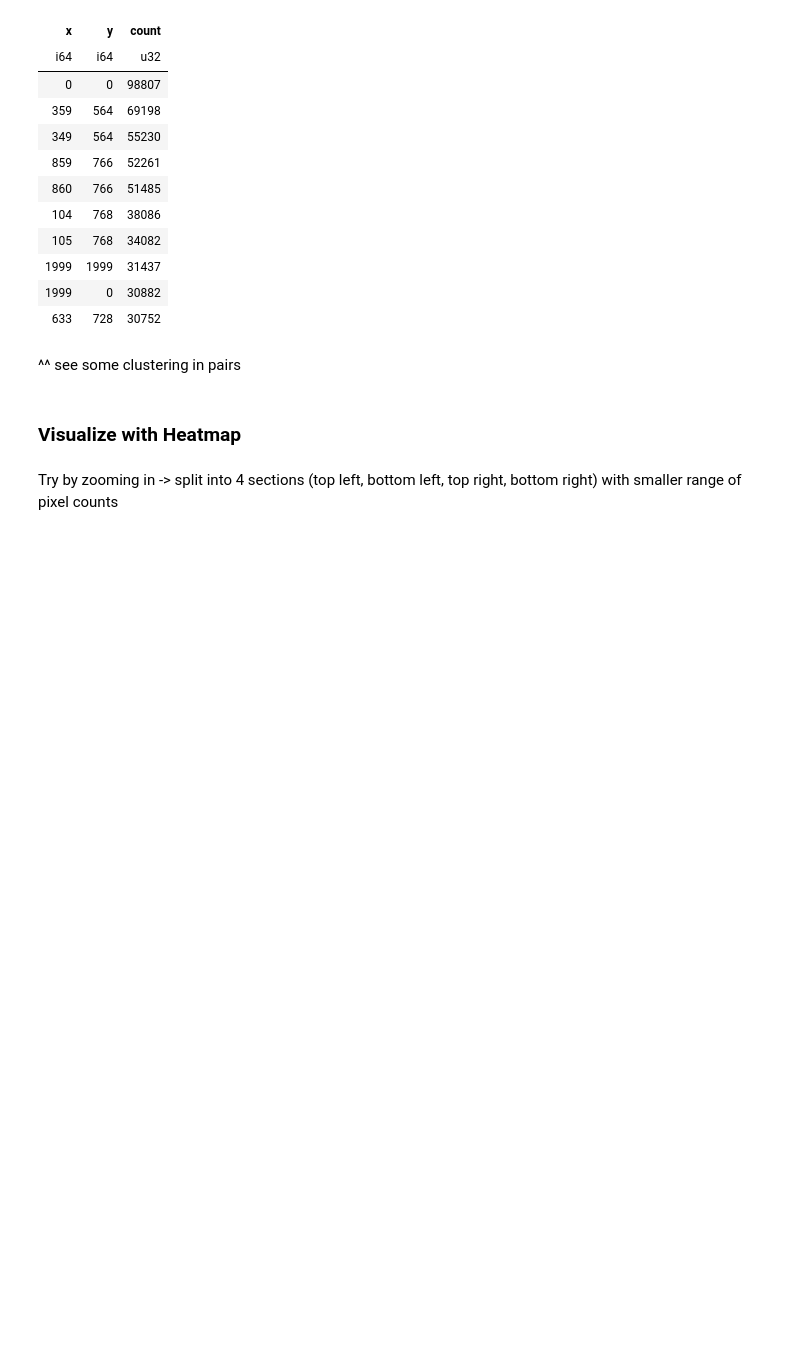
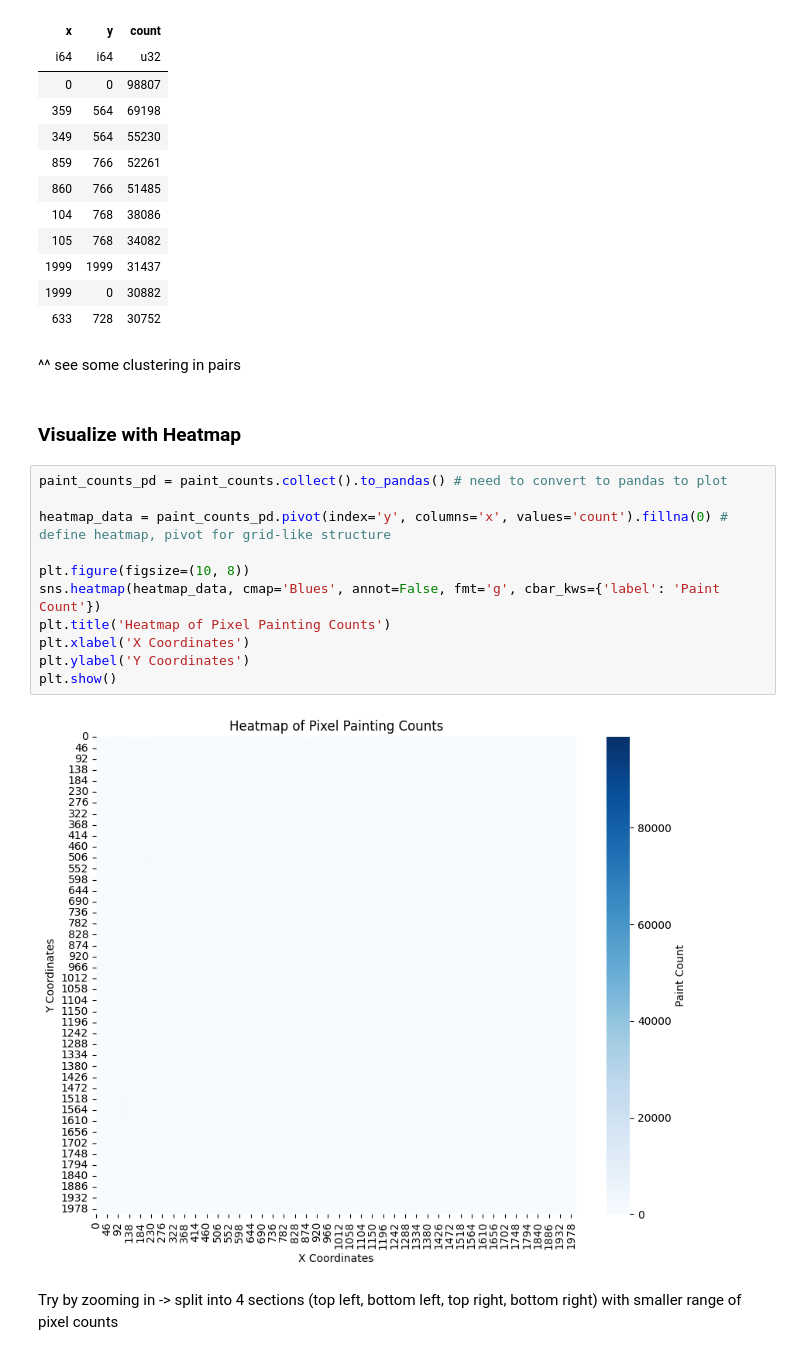
Before and after one commit to bchan42/csc369-analysis, a Jupyter notebook: week4/week_4.ipynb, the cells around one changed output. Cells and saved outputs as stored; diff of their text form; blank space fills up the shorter version.

```diff
--- a/week4/week_4.ipynb
+++ b/week4/week_4.ipynb
@@ -177,6 +181,19 @@ shape: (10, 3)
 ^^ see some clustering in pairs
 # %% [markdown]
 ### Visualize with Heatmap
+# %%
+paint_counts_pd = paint_counts.collect().to_pandas() # need to convert to pandas to plot
+
+heatmap_data = paint_counts_pd.pivot(index='y', columns='x', values='count').fillna(0) # define heatmap, pivot for grid-like structure
+
+plt.figure(figsize=(10, 8))
+sns.heatmap(heatmap_data, cmap='Blues', annot=False, fmt='g', cbar_kws={'label': 'Paint Count'})
+plt.title('Heatmap of Pixel Painting Counts')
+plt.xlabel('X Coordinates')
+plt.ylabel('Y Coordinates')
+plt.show()
+# %% [output]
+[figure, added]
 # %% [markdown]
 Try by zooming in -> split into 4 sections (top left, bottom left, top right, bottom right) with smaller range of pixel counts
 # %%
```
Also changed, not shown: parts of 7 cells of this notebook.
